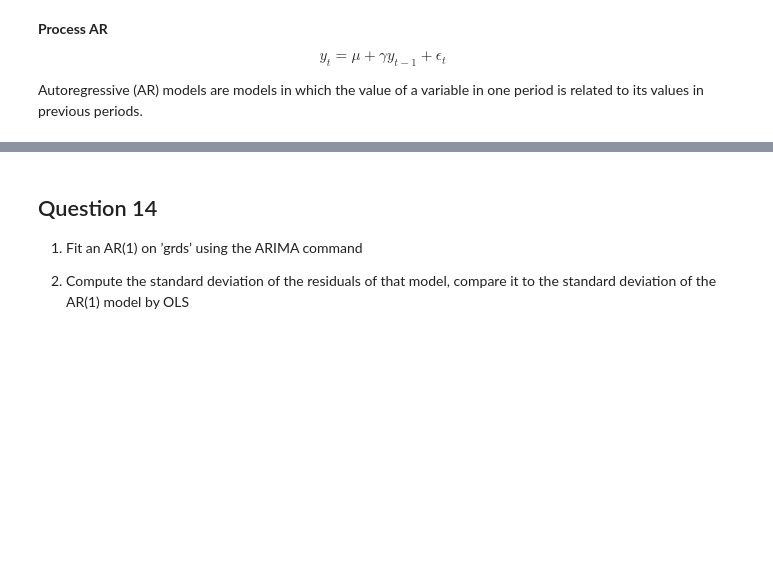
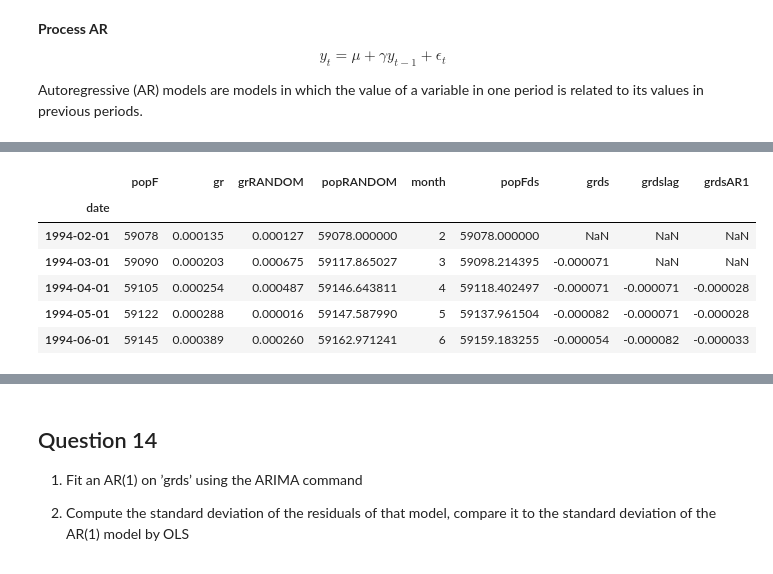
Before and after one commit to thomaspernet/PythonFinanceClass, a Jupyter notebook: QuantitativeFinance/Exam1.ipynb, the cells around one changed output, grey strips where cells are left out. Saved outputs shown, nothing was run; the diff lists cells and outputs as text; code cells hidden in the pictures; blank space fills up the shorter version.

```diff
--- a/QuantitativeFinance/Exam1.ipynb
+++ b/QuantitativeFinance/Exam1.ipynb
@@ -686,0 +744,3 @@ olsAR1.summary()
+# %%
+olsAR1 = smf.ols('grds ~ grdslag - 1',data=df).fit()
+olsAR1.summary()
@@ -687,6 +801,14 @@ olsAR1.summary()
 # %%
-df['grdsAR1'] = olsAR1.predict(df['grds1'])
+df['grdsAR1'] = olsAR1.predict(df['grdslag'])
 df.head()
+# %% [output]
+|  | popF | gr | grRANDOM | popRANDOM | month | popFds | grds | grdslag | grdsAR1 |
+| date |  |  |  |  |  |  |  |  |  |
+| 1994-02-01 | 59078 | 0.000135 | 0.000127 | 59078.000000 | 2 | 59078.000000 | NaN | NaN | NaN |
+| 1994-03-01 | 59090 | 0.000203 | 0.000675 | 59117.865027 | 3 | 59098.214395 | -0.000071 | NaN | NaN |
+| 1994-04-01 | 59105 | 0.000254 | 0.000487 | 59146.643811 | 4 | 59118.402497 | -0.000071 | -0.000071 | -0.000028 |
+| 1994-05-01 | 59122 | 0.000288 | 0.000016 | 59147.587990 | 5 | 59137.961504 | -0.000082 | -0.000071 | -0.000028 |
+| 1994-06-01 | 59145 | 0.000389 | 0.000260 | 59162.971241 | 6 | 59159.183255 | -0.000054 | -0.000082 | -0.000033 |
 # %%
 df['AR1residuals'] = df['grds'] - df['grdsAR1']
 df.head()
```
Also changed, not shown: parts of 20 cells of this notebook.
